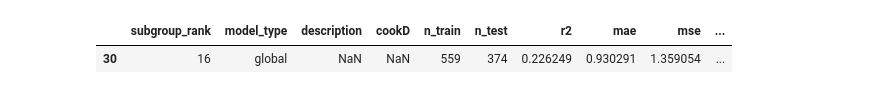
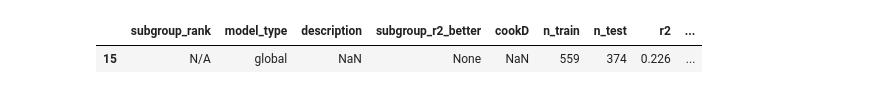
Before and after one commit to TvanGorcum/EMM_Group_4, a Jupyter notebook: results_inspector.ipynb, the cells around one changed output. Drawn from its saved outputs; the diff is of its cells as text; code cells hidden in the pictures.

Commit message:
further simplified approach one and cleared up results

```diff
--- a/results_inspector.ipynb
+++ b/results_inspector.ipynb
@@ -1,34 +1,40 @@
 # %%
 import pandas as pd
+
+# Adjust pandas options to see all columns and to read subgroup descriptions fully
 pd.set_option('display.max_columns', None)
+pd.set_option('display.max_colwidth', 200)
 # %%
-# After loading the dataframe:
-subgroups = pd.read_csv("subgroup_model_results.csv")
+df_s = pd.read_csv("results/subgroup_model_results.csv")
 
-# Assign rank: every subgroup has two consecutive rows, global_baseline gets "N/A"
-subgroups['subgroup_rank'] = ((subgroups.index // 2) + 1).astype("object")
-subgroups.loc[subgroups['model_type'] == 'global_baseline', 'subgroup_rank'] = "N/A"
+# Assign rank: one per row (since you now have only subgroup_model rows)
+df_s['subgroup_rank'] = (df_s.index + 1).astype("object")
+df_s.loc[df_s['model_type'] == 'global', 'subgroup_rank'] = "N/A"
 
-# Round columns
-subgroups['cookD'] = subgroups['cookD'].round(2)
-subgroups['r2'] = subgroups['r2'].round(3)
-subgroups['mae'] = subgroups['mae'].round(3)
-subgroups['mse'] = subgroups['mse'].round(3)
-subgroups['mean_residual'] = subgroups['mean_residual'].round(3)
+# Round columns for better readability
+for col, ndigits in [('cookD', 2), ('r2', 3), ('mae', 3), ('mse', 3), ('mean_residual', 3),
+                     ('baseline_r2', 3), ('baseline_mae', 3), ('baseline_mse', 3), ('baseline_mean_residual', 3)]:
+    if col in df_s.columns:
+        df_s[col] = df_s[col].round(ndigits)
+
+# Compare r2 between subgroup_model and baseline for each row
+df_s['subgroup_r2_better'] = (df_s['r2'] > df_s['baseline_r2']).astype("object")
+df_s.loc[df_s['model_type'] == 'global', 'subgroup_r2_better'] = None
 
 # Specify desired column order
 main_cols = [
-    'subgroup_rank', 'model_type', 'description', 'cookD', 'n_train', 'n_test',
-    'r2', 'mae', 'mse', 'mean_residual'
+    'subgroup_rank', 'model_type', 'description', 'subgroup_r2_better', 'cookD', 'n_train', 'n_test',
+    'r2', 'baseline_r2', 'mae', 'baseline_mae', 'mse', 'baseline_mse', 'mean_residual',
+    'baseline_mean_residual'
 ]
-rest_cols = [c for c in subgroups.columns if c not in main_cols]
+rest_cols = [c for c in df_s.columns if c not in main_cols]
 new_order = main_cols + rest_cols
 
 # Reorder columns
-subgroups = subgroups[new_order]
+df_s = df_s[new_order]
 # %%
 # Check global model
-subgroups.tail(1)
+df_s.tail(1)
 # %% [output]
-|  | subgroup_rank | model_type | description | cookD | n_train | n_test | r2 | mae | mse | ... |
-| 30 | 16 | global | NaN | NaN | 559 | 374 | 0.226249 | 0.930291 | 1.359054 | ... |
+|  | subgroup_rank | model_type | description | subgroup_r2_better | cookD | n_train | n_test | r2 | ... |
+| 15 | N/A | global | NaN | None | NaN | 559 | 374 | 0.226 | ... |
```
Also changed, not shown: parts of 5 cells of this notebook, 2 other files.
